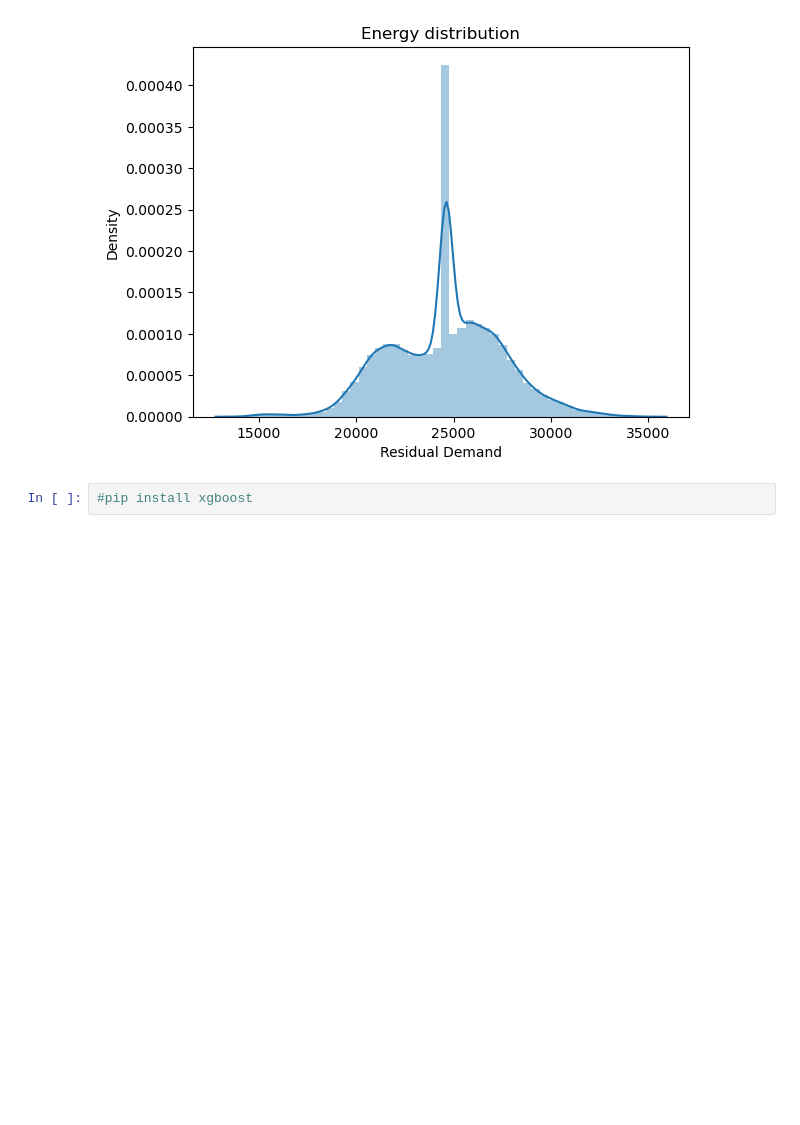
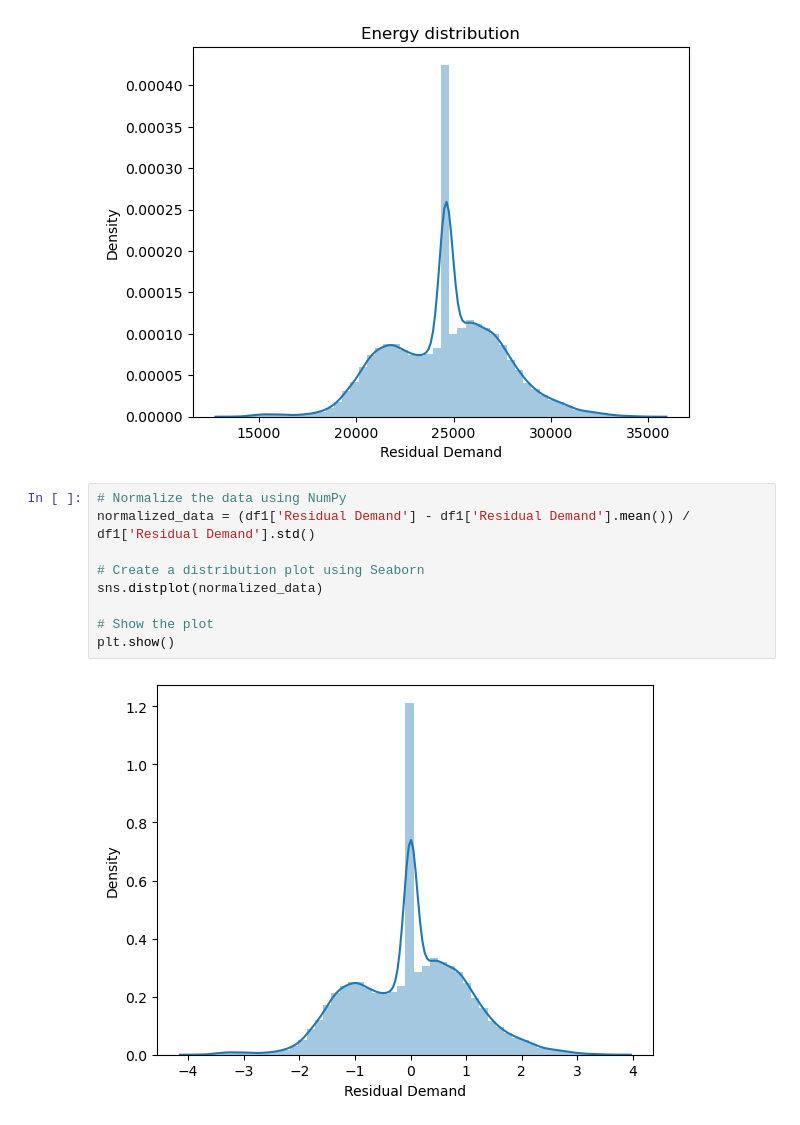
Before and after one commit to The-DigitalAcademy/SmartEnergyForecast-SEF-, a Jupyter notebook: Python/Eskom_Loadshedding.ipynb, the cells around one changed output. Saved outputs shown, nothing was run; the diff lists cells and outputs as text; blank space fills up the shorter version.

```diff
--- a/Python/Eskom_Loadshedding.ipynb
+++ b/Python/Eskom_Loadshedding.ipynb
@@ -116,7 +110,16 @@ plt.title('Energy distribution')
 Text(0.5, 1.0, 'Energy distribution')
 [figure]
 # %%
-#pip install xgboost
+# Normalize the data using NumPy
+normalized_data = (df1['Residual Demand'] - df1['Residual Demand'].mean()) / df1['Residual Demand'].std()
+
+# Create a distribution plot using Seaborn
+sns.distplot(normalized_data)
+
+# Show the plot
+plt.show()
+# %% [output]
+[figure, added]
 # %%
 from sklearn.metrics import mean_squared_error
 from sklearn.metrics import mean_squared_error, r2_score
```
Also changed, not shown: parts of 2 cells of this notebook.
